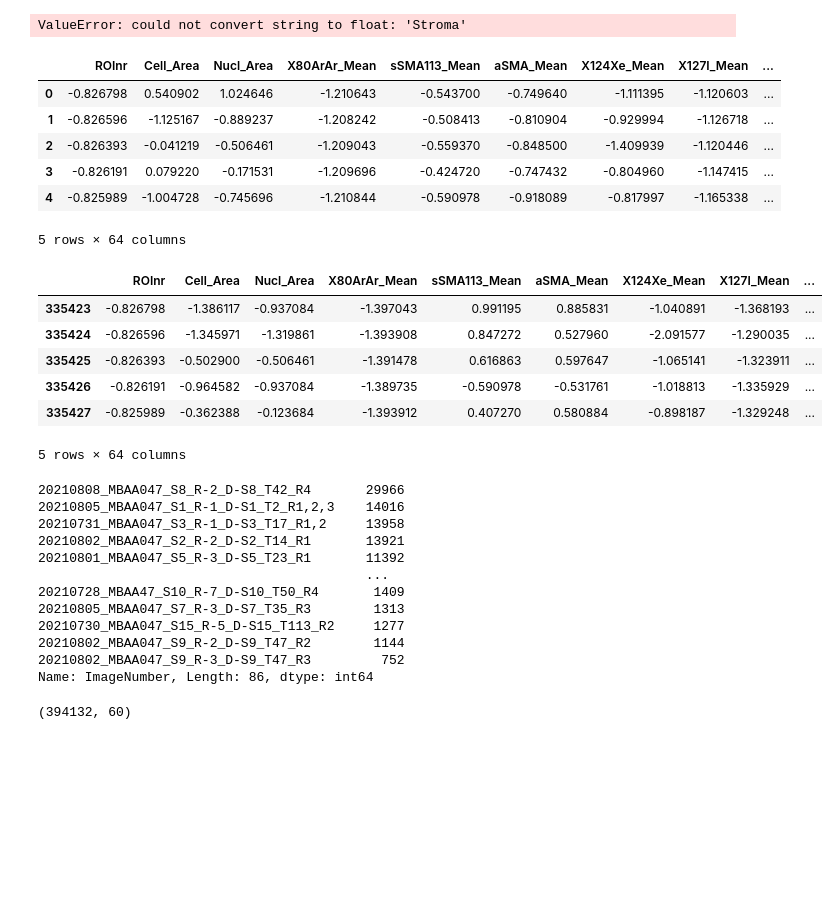
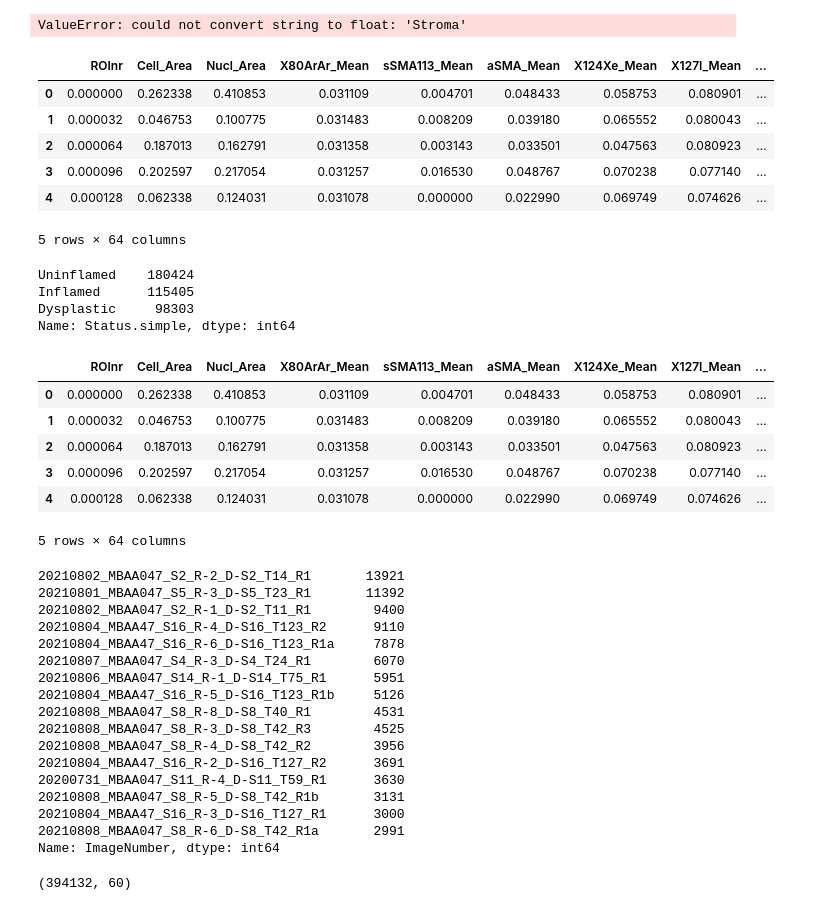
Before and after one commit to JanSuper/MasterProject1-1, a Jupyter notebook: Project.ipynb, the cells around one changed output. Drawn from its saved outputs; the diff is of its cells as text; code cells hidden in the pictures; blank space fills up the shorter version.

```diff
--- a/Project.ipynb
+++ b/Project.ipynb
@@ -23,43 +23,55 @@ for c in df.columns[1:]:
 ValueError: could not convert string to float: 'Stroma'
 # %%
 dfn = df._get_numeric_data()
-normalized_df=(dfn-dfn.mean())/dfn.std()
+normalized_df=(dfn-dfn.min())/(dfn.max()-dfn.min())
 normalized_df.head()
 # %% [output]
 |  | ROInr | Cell_Area | Nucl_Area | X80ArAr_Mean | sSMA113_Mean | aSMA_Mean | X124Xe_Mean | X127I_Mean | ... |
-| 0 | -0.826798 | 0.540902 | 1.024646 | -1.210643 | -0.543700 | -0.749640 | -1.111395 | -1.120603 | ... |
-| 1 | -0.826596 | -1.125167 | -0.889237 | -1.208242 | -0.508413 | -0.810904 | -0.929994 | -1.126718 | ... |
-| 2 | -0.826393 | -0.041219 | -0.506461 | -1.209043 | -0.559370 | -0.848500 | -1.409939 | -1.120446 | ... |
-| 3 | -0.826191 | 0.079220 | -0.171531 | -1.209696 | -0.424720 | -0.747432 | -0.804960 | -1.147415 | ... |
-| 4 | -0.825989 | -1.004728 | -0.745696 | -1.210844 | -0.590978 | -0.918089 | -0.817997 | -1.165338 | ... |
+| 0 | 0.000000 | 0.262338 | 0.410853 | 0.031109 | 0.004701 | 0.048433 | 0.058753 | 0.080901 | ... |
+| 1 | 0.000032 | 0.046753 | 0.100775 | 0.031483 | 0.008209 | 0.039180 | 0.065552 | 0.080043 | ... |
+| 2 | 0.000064 | 0.187013 | 0.162791 | 0.031358 | 0.003143 | 0.033501 | 0.047563 | 0.080923 | ... |
+| 3 | 0.000096 | 0.202597 | 0.217054 | 0.031257 | 0.016530 | 0.048767 | 0.070238 | 0.077140 | ... |
+| 4 | 0.000128 | 0.062338 | 0.124031 | 0.031078 | 0.000000 | 0.022990 | 0.069749 | 0.074626 | ... |
 5 rows × 64 columns
+# %%
+df['Status.simple'].value_counts()
+# %% [output]
+Uninflamed    180424
+Inflamed      115405
+Dysplastic     98303
+Name: Status.simple, dtype: int64
 # %%
-mask = df['ImageNumber'] == '20210808_MBAA047_S8_R-2_D-S8_T42_R4'
+mask = df['Status.simple'] == 'Dysplastic'
 df1 = normalized_df[mask]
 df1.head()
 # %% [output]
 |  | ROInr | Cell_Area | Nucl_Area | X80ArAr_Mean | sSMA113_Mean | aSMA_Mean | X124Xe_Mean | X127I_Mean | ... |
-| 335423 | -0.826798 | -1.386117 | -0.937084 | -1.397043 | 0.991195 | 0.885831 | -1.040891 | -1.368193 | ... |
-| 335424 | -0.826596 | -1.345971 | -1.319861 | -1.393908 | 0.847272 | 0.527960 | -2.091577 | -1.290035 | ... |
-| 335425 | -0.826393 | -0.502900 | -0.506461 | -1.391478 | 0.616863 | 0.597647 | -1.065141 | -1.323911 | ... |
-| 335426 | -0.826191 | -0.964582 | -0.937084 | -1.389735 | -0.590978 | -0.531761 | -1.018813 | -1.335929 | ... |
-| 335427 | -0.825989 | -0.362388 | -0.123684 | -1.393912 | 0.407270 | 0.580884 | -0.898187 | -1.329248 | ... |
+| 0 | 0.000000 | 0.262338 | 0.410853 | 0.031109 | 0.004701 | 0.048433 | 0.058753 | 0.080901 | ... |
+| 1 | 0.000032 | 0.046753 | 0.100775 | 0.031483 | 0.008209 | 0.039180 | 0.065552 | 0.080043 | ... |
+| 2 | 0.000064 | 0.187013 | 0.162791 | 0.031358 | 0.003143 | 0.033501 | 0.047563 | 0.080923 | ... |
+| 3 | 0.000096 | 0.202597 | 0.217054 | 0.031257 | 0.016530 | 0.048767 | 0.070238 | 0.077140 | ... |
+| 4 | 0.000128 | 0.062338 | 0.124031 | 0.031078 | 0.000000 | 0.022990 | 0.069749 | 0.074626 | ... |
 5 rows × 64 columns
 # %%
-df['ImageNumber'].value_counts()
+df[df['Status.simple'] == 'Dysplastic']['ImageNumber'].value_counts()
 # %% [output]
-20210808_MBAA047_S8_R-2_D-S8_T42_R4       29966
-20210805_MBAA047_S1_R-1_D-S1_T2_R1,2,3    14016
-20210731_MBAA047_S3_R-1_D-S3_T17_R1,2     13958
 20210802_MBAA047_S2_R-2_D-S2_T14_R1       13921
 20210801_MBAA047_S5_R-3_D-S5_T23_R1       11392
-                                          ...
-20210728_MBAA47_S10_R-7_D-S10_T50_R4       1409
-20210805_MBAA047_S7_R-3_D-S7_T35_R3        1313
-20210730_MBAA047_S15_R-5_D-S15_T113_R2     1277
-20210802_MBAA047_S9_R-2_D-S9_T47_R2        1144
-20210802_MBAA047_S9_R-3_D-S9_T47_R3         752
-Name: ImageNumber, Length: 86, dtype: int64
+20210802_MBAA047_S2_R-1_D-S2_T11_R1        9400
+20210804_MBAA47_S16_R-4_D-S16_T123_R2      9110
+20210804_MBAA47_S16_R-6_D-S16_T123_R1a     7878
+20210807_MBAA047_S4_R-3_D-S4_T24_R1        6070
+20210806_MBAA047_S14_R-1_D-S14_T75_R1      5951
+20210804_MBAA47_S16_R-5_D-S16_T123_R1b     5126
+20210808_MBAA047_S8_R-8_D-S8_T40_R1        4531
+20210808_MBAA047_S8_R-3_D-S8_T42_R3        4525
+20210808_MBAA047_S8_R-4_D-S8_T42_R2        3956
+20210804_MBAA47_S16_R-2_D-S16_T127_R2      3691
+20200731_MBAA047_S11_R-4_D-S11_T59_R1      3630
+20210808_MBAA047_S8_R-5_D-S8_T42_R1b       3131
+20210804_MBAA47_S16_R-3_D-S16_T127_R1      3000
+20210808_MBAA047_S8_R-6_D-S8_T42_R1a       2991
+Name: ImageNumber, dtype: int64
 # %%
 from sklearn.model_selection import train_test_split
 from sklearn.metrics import confusion_matrix
```
Also changed, not shown: parts of 20 cells of this notebook.
